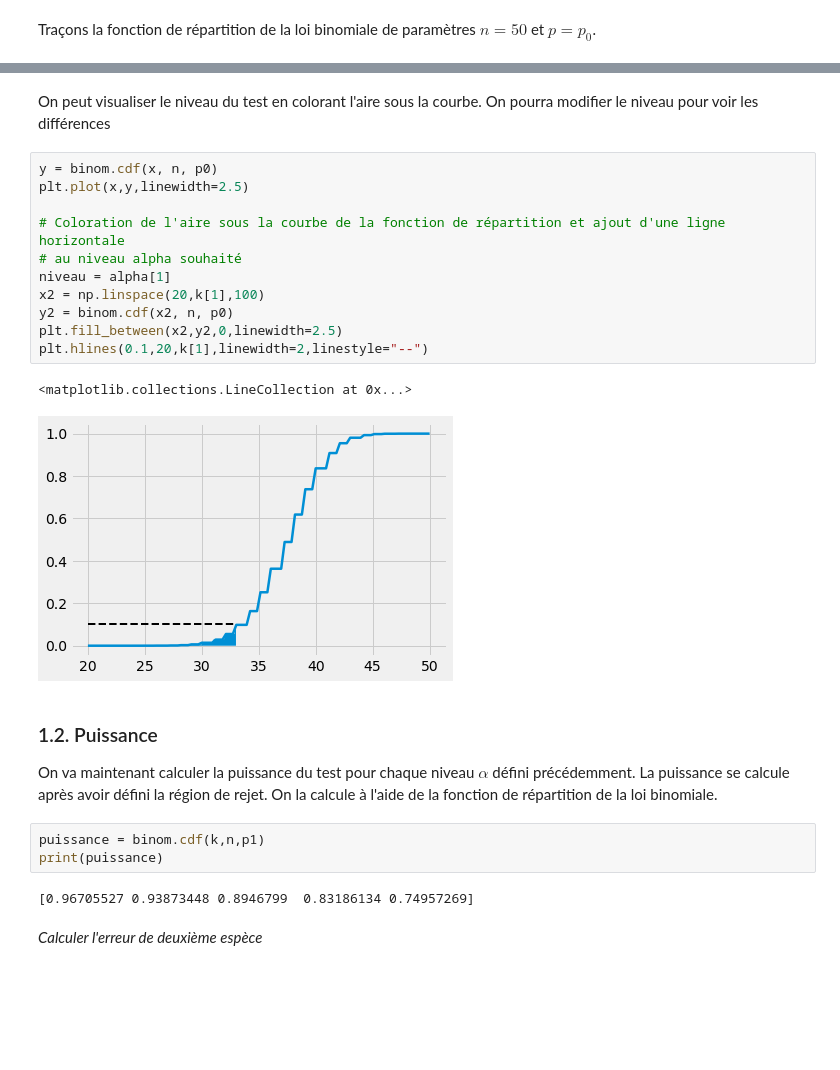
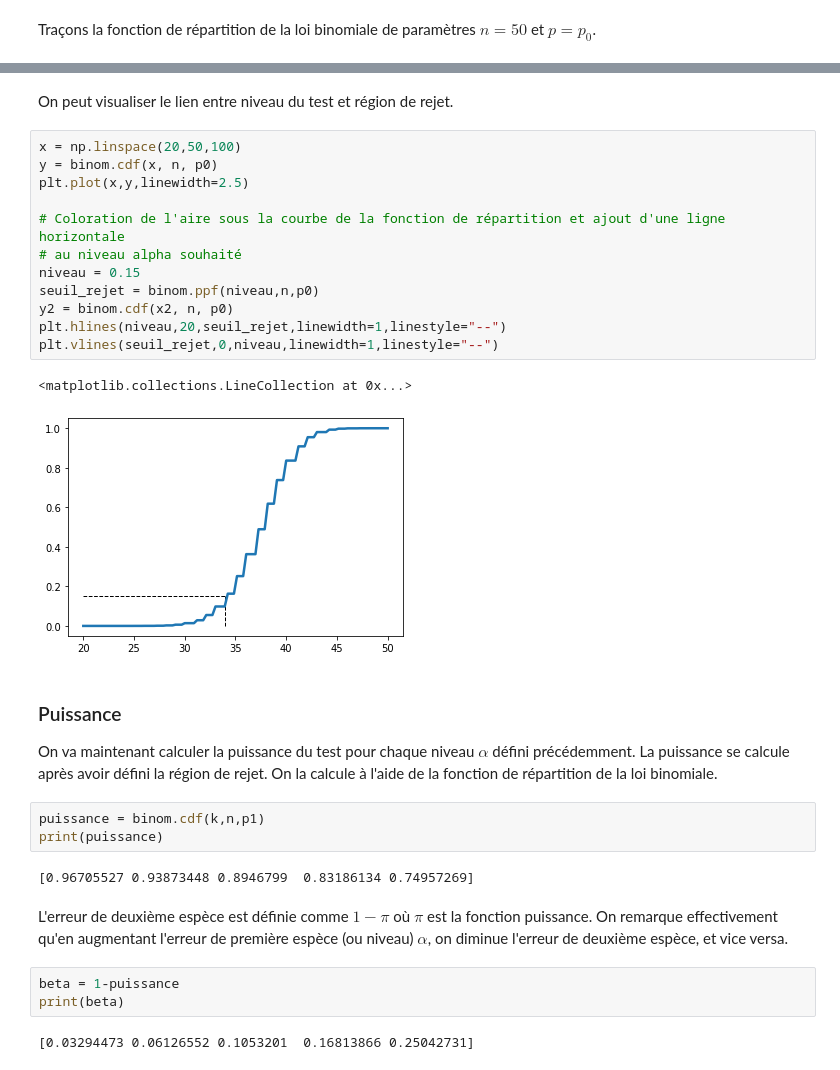
Before and after one commit to baeyc/tpTestsL3MASS, a Jupyter notebook: tp1.ipynb, the cells around one changed output, grey strips where cells are left out. Saved outputs shown, nothing was run; the diff lists cells and outputs as text; blank space fills up the shorter version.

```diff
--- a/tp1.ipynb
+++ b/tp1.ipynb
@@ -54,26 +51,32 @@ plt.show()
-# %% [markdown]
-On peut visualiser le niveau du test en colorant l'aire sous la courbe. On pourra modifier le niveau pour voir les différences
+# %% [markdown]
+On peut visualiser le lien entre niveau du test et région de rejet.
 # %%
+x = np.linspace(20,50,100)
 y = binom.cdf(x, n, p0)
 plt.plot(x,y,linewidth=2.5)
 
 # Coloration de l'aire sous la courbe de la fonction de répartition et ajout d'une ligne horizontale
 # au niveau alpha souhaité
-niveau = alpha[1]
-x2 = np.linspace(20,k[1],100)
+niveau = 0.15
+seuil_rejet = binom.ppf(niveau,n,p0)
 y2 = binom.cdf(x2, n, p0)
-plt.fill_between(x2,y2,0,linewidth=2.5)
-plt.hlines(0.1,20,k[1],linewidth=2,linestyle="--")
+plt.hlines(niveau,20,seuil_rejet,linewidth=1,linestyle="--")
+plt.vlines(seuil_rejet,0,niveau,linewidth=1,linestyle="--")
 # %% [output]
 <matplotlib.collections.LineCollection at 0x...>
-[figure, old version]
+[figure, new version]
 # %% [markdown]
-### 1.2. Puissance
+### Puissance
 On va maintenant calculer la puissance du test pour chaque niveau $\alpha$ défini précédemment. La puissance se calcule après avoir défini la région de rejet. On la calcule à l'aide de la fonction de répartition de la loi binomiale.
 # %%
 puissance = binom.cdf(k,n,p1)
 print(puissance)
 # %% [output]
 [0.96705527 0.93873448 0.8946799  0.83186134 0.74957269]
-# %% [markdown]
-*Calculer l'erreur de deuxième espèce*
+# %% [markdown]
+L'erreur de deuxième espèce est définie comme $1-\pi$ où $\pi$ est la fonction puissance. On remarque effectivement qu'en augmentant l'erreur de première espèce (ou niveau) $\alpha$, on diminue l'erreur de deuxième espèce, et vice versa.
+# %%
+beta = 1-puissance
+print(beta)
+# %% [output]
+[0.03294473 0.06126552 0.1053201  0.16813866 0.25042731]
```
Also changed, not shown: parts of 10 cells of this notebook.
